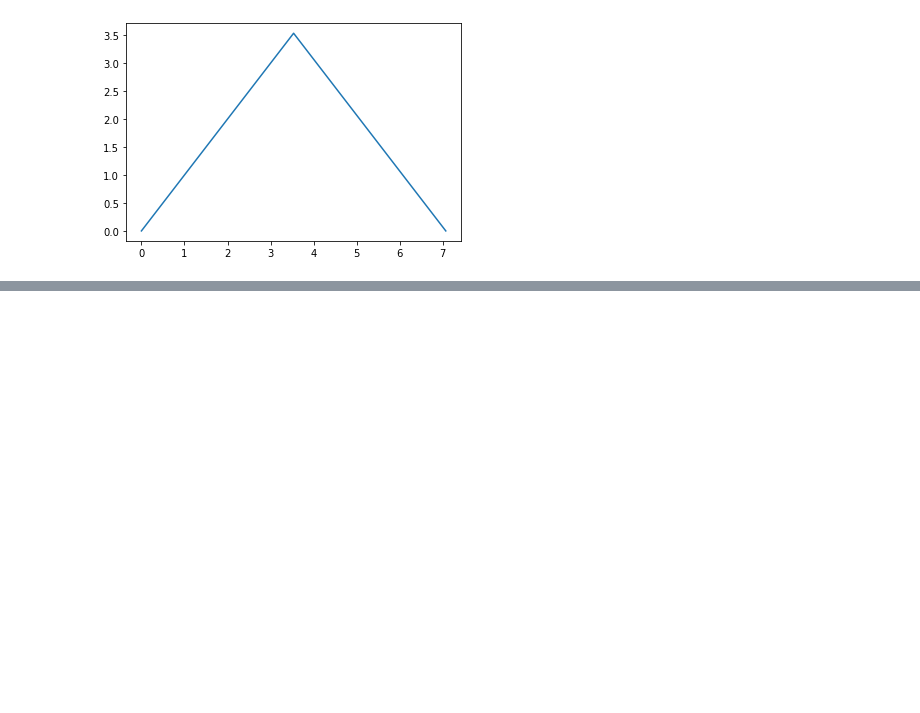
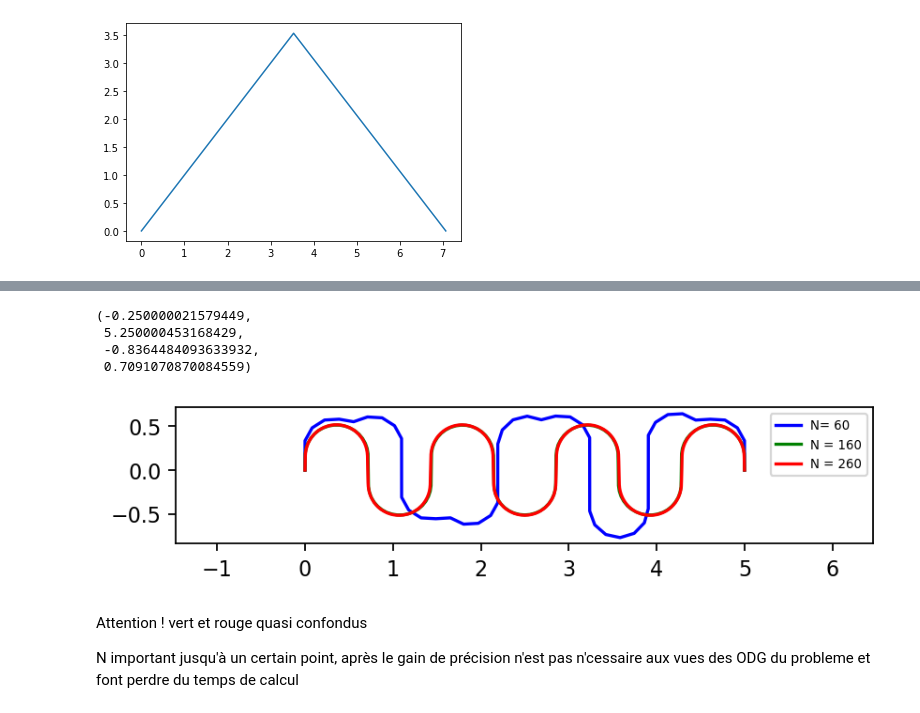
Before and after one commit to thibclz/projet_opti_tuyau, a Jupyter notebook: notebook.ipynb, the cells around one changed output, grey strips where cells are left out. Cells and saved outputs as stored; diff of their text form; code cells hidden in the pictures; blank space fills up the shorter version.

```diff
--- a/notebook.ipynb
+++ b/notebook.ipynb
@@ -203,0 +292,10 @@ for i in range(N) : print((sol[i+1] - sol[i])**2 + (sol[N+2+i] - sol[N+1+i])**2)
+# %%
+K = 10**5
+
+N = 160
+x0, y0 = generate_init_tri(N, L)
+x4, y4 = solve(N, K, L, gamma, x0, y0)
+
+N = 260
+x0, y0 = generate_init_tri(N, L)
+x5, y5 = solve(N, K, L, gamma, x0, y0)
@@ -203,0 +320,20 @@ for i in range(N) : print((sol[i+1] - sol[i])**2 + (sol[N+2+i] - sol[N+1+i])**2)
+# %%
+plt.figure(figsize = (6,1.2), dpi = 160)
+
+plt.plot(x3, y3, '-b', label = 'N= 60')
+plt.plot(x4, y4, '-g', label = 'N = 160')
+plt.plot(x5, y5, '-r', label = 'N = 260')
+# plt.plot([0], [0], 'or')
+# plt.plot(x[N], y[N], 'og')
+plt.legend(prop={'size': 6})
+plt.axis('equal')
+# %% [output]
+(-0.250000021579449,
+ 5.250000453168429,
+ -0.8364484093633932,
+ 0.7091070870084559)
+[figure, added]
+# %% [markdown]
+Attention ! vert et rouge quasi confondus
+
+N important jusqu'à un certain point, après le gain de précision n'est pas n'cessaire aux vues des ODG du probleme et font perdre du temps de calcul
```
Also changed, not shown: parts of 12 cells of this notebook.
